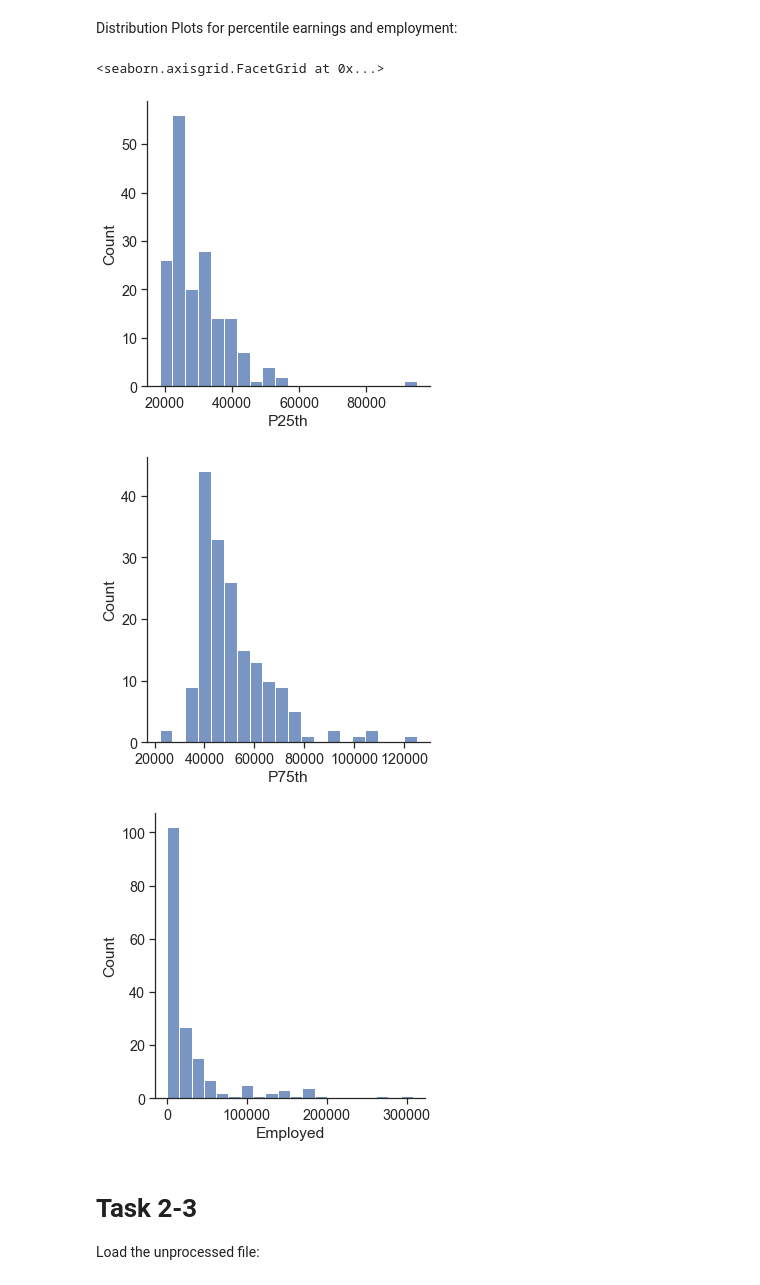
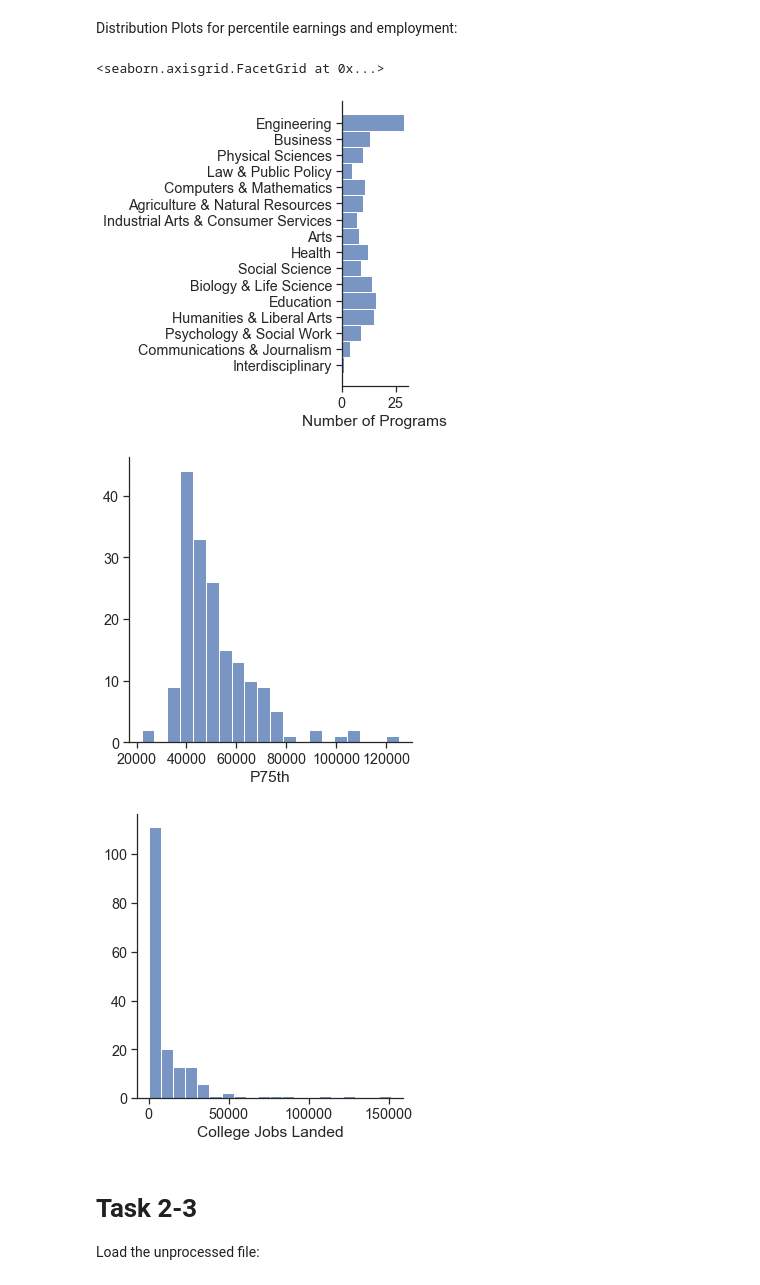
Before and after one commit to data301-2021-winter1/project-group02-project, a Jupyter notebook: notebooks/analysis1.ipynb, the cells around one changed output. Drawn from its saved outputs; the diff is of its cells as text; code cells hidden in the pictures.

Commit message:
Made plots a bit prettier

```diff
--- a/notebooks/analysis1.ipynb
+++ b/notebooks/analysis1.ipynb
@@ -131,14 +131,14 @@ data.describe(include='float64').T
 Distribution Plots for percentile earnings and employment:
 # %%
 sns.set_theme(style="ticks", font_scale=1.3)
-sns.displot(data['P25th'], bins=20)
-sns.displot(data['P75th'], bins=20)
-sns.displot(data['Employed'], bins=20)
+sns.displot(data, y=data['Major_category']).set_axis_labels("Number of Programs", "")
+sns.displot(data['P75th'], bins=20).set_axis_labels("P75th", "")
+sns.displot(data['College_jobs'], bins=20).set_axis_labels("College Jobs Landed", "")
 # %% [output]
 <seaborn.axisgrid.FacetGrid at 0x...>
-[figure, old version]
+[figure, new version]
-[figure, old version]
+[figure, new version]
-[figure, old version]
+[figure, new version]
 # %% [markdown]
 # Task 2-3
 
```
Also changed, not shown: parts of 9 cells of this notebook.
